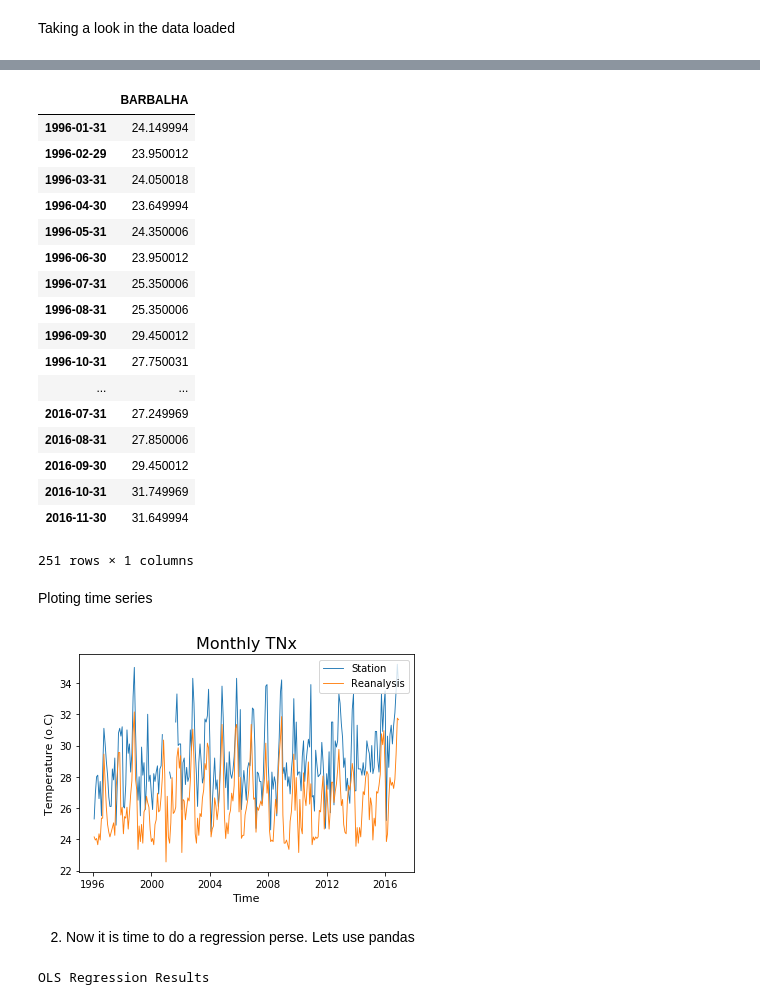
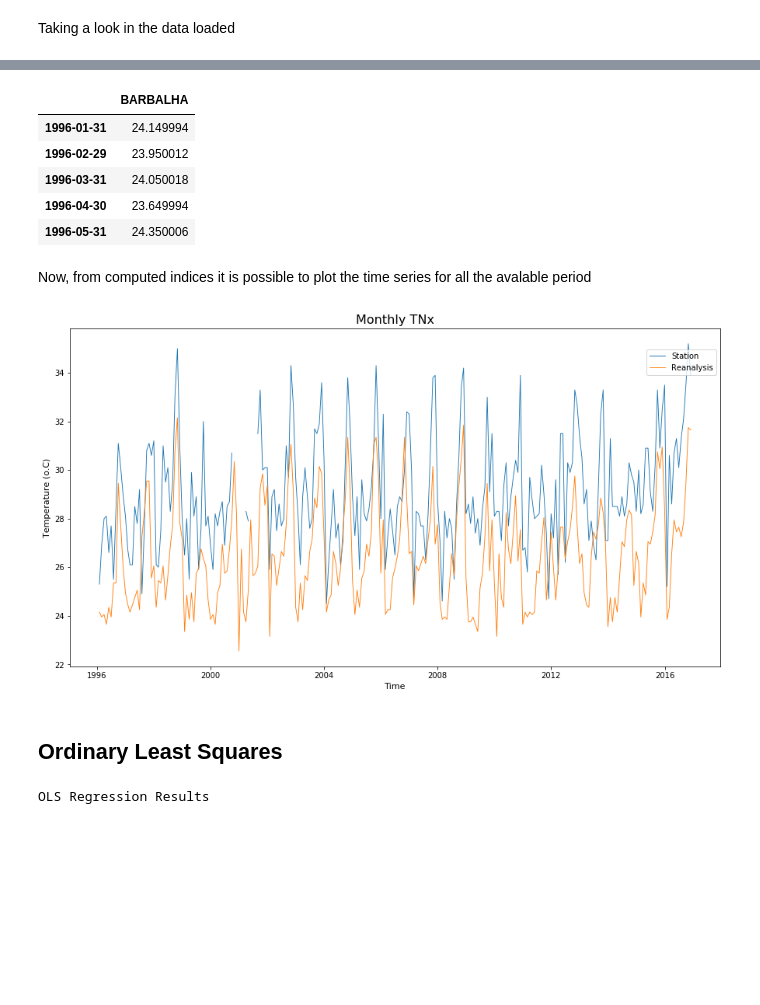
Before and after one commit to jaglima/jupyter_studies, a Jupyter notebook: regression_test.ipynb, the cells around one changed output, grey strips where cells are left out. Saved outputs shown, nothing was run; the diff lists cells and outputs as text; code cells hidden in the pictures; blank space fills up the shorter version.

```diff
--- a/regression_test.ipynb
+++ b/regression_test.ipynb
@@ -15,6 +17,6 @@ Using a regression, we want adjust a line between the observed data and simulate
 # %%
 import pandas as pd
-path = 'data/'
+path = '/media/desplein/store/projetoMeteo/data_bases/'
 ini = '1996-01-01'
 end = '2016-11-30'
 locations = ['BARBALHA']
@@ -94,5 +66,5 @@ TXn_station
 # %%
-TXn_reanalysis
+TXn_reanalysis.head()
 # %% [output]
 |  | BARBALHA |
 | 1996-01-31 | 24.149994 |
@@ -100,36 +72,26 @@ TXn_reanalysis
 | 1996-03-31 | 24.050018 |
 | 1996-04-30 | 23.649994 |
 | 1996-05-31 | 24.350006 |
-| 1996-06-30 | 23.950012 |
-| 1996-07-31 | 25.350006 |
-| 1996-08-31 | 25.350006 |
-| 1996-09-30 | 29.450012 |
-| 1996-10-31 | 27.750031 |
-| ... | ... |
-| 2016-07-31 | 27.249969 |
-| 2016-08-31 | 27.850006 |
-| 2016-09-30 | 29.450012 |
-| 2016-10-31 | 31.749969 |
-| 2016-11-30 | 31.649994 |
-251 rows × 1 columns
-# %% [markdown]
-Ploting time series
+# %% [markdown]
+Now, from computed indices it is possible to plot the time series for all the avalable period
 # %%
 import matplotlib.pyplot as plt
+
+plt.figure(figsize=(15,8))
 plt.plot(TXn_station, label = 'Station', linewidth=0.9)
 plt.plot(TXn_reanalysis, label = 'Reanalysis', linewidth=0.9)
-name = 'Monthly TNx'
+
 plt.ylabel("Temperature (o.C)", fontsize=11)
 plt.xlabel("Time", fontsize=11)
-plt.title(name, fontsize=16)
+plt.title('Monthly TNx', fontsize=16)
 plt.legend(bbox_to_anchor=[1, 0.9], loc='right')
 
 plt.grid(False)
 plt.show()
 # %% [output]
-[figure, old version]
+[figure, new version]
-# %% [markdown]
-2. Now it is time to do a regression perse. Lets use pandas
+# %% [markdown]
+## Ordinary Least Squares
 # %%
 from statsmodels.formula.api import ols
 
```
Also changed, not shown: parts of 10 cells of this notebook.
